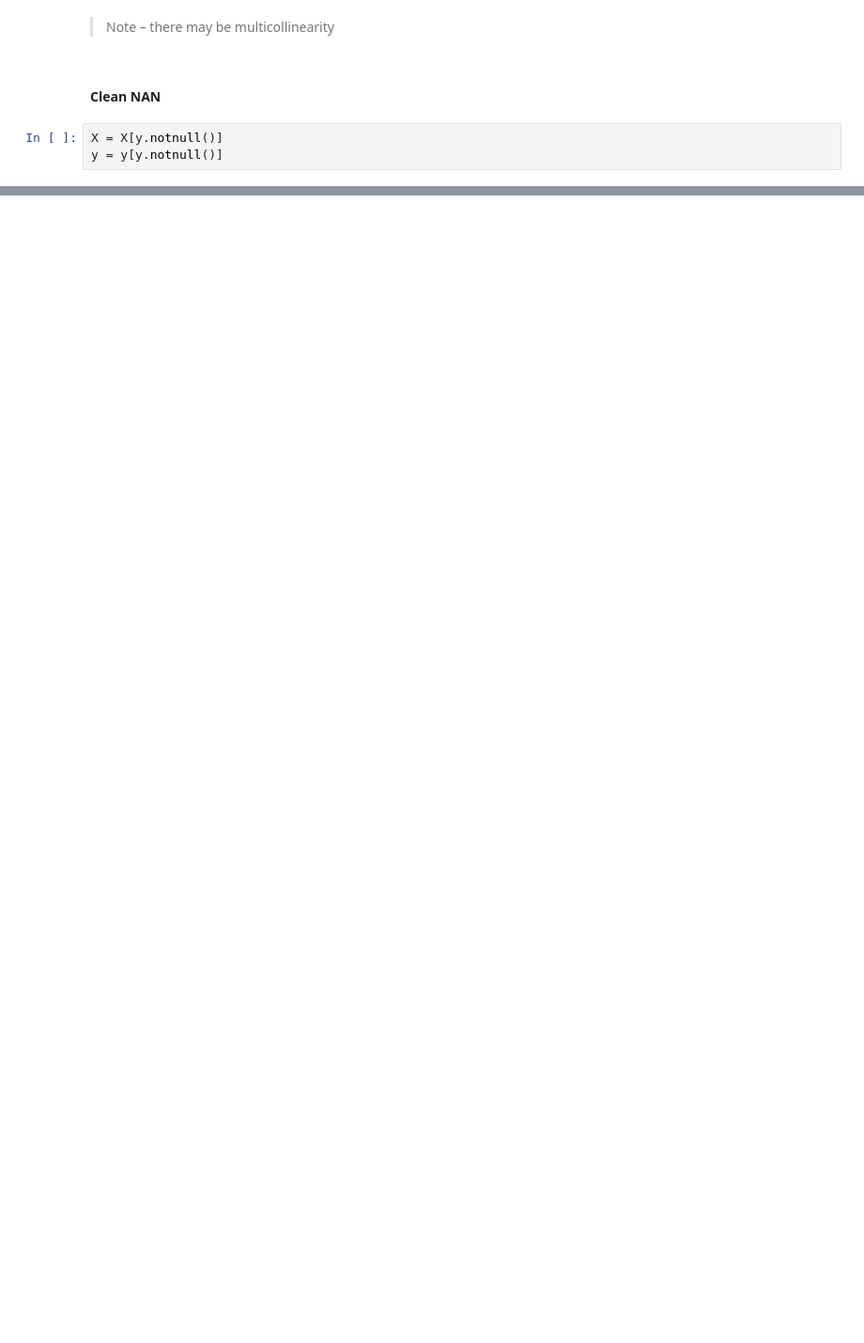
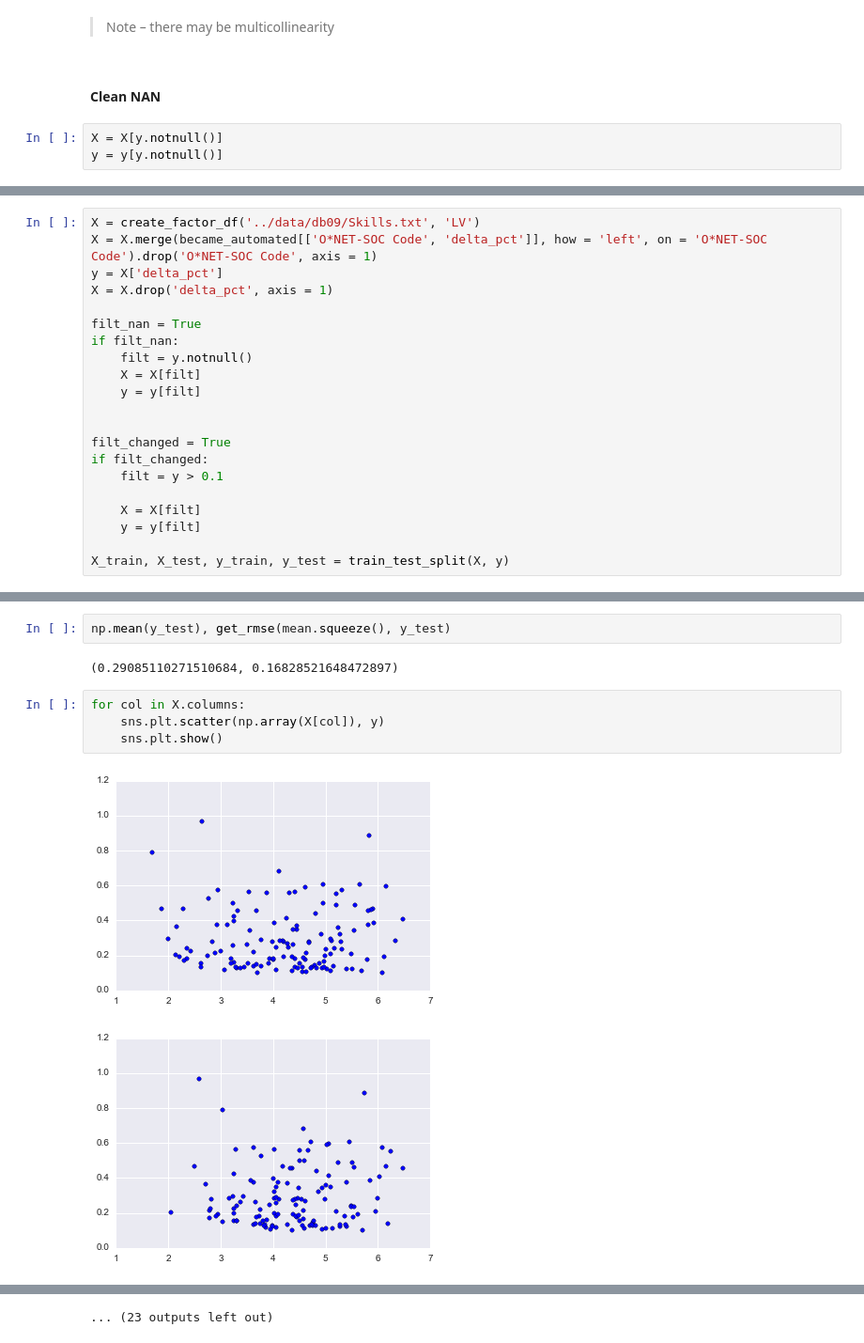
Before and after one commit to c0ns0le/future-employment, a Jupyter notebook: code/EDA.ipynb, the cells around one changed output, grey strips where cells are left out. Shown: that part at 94% size. Cells and saved outputs as stored; diff of their text form; blank space fills up the shorter version.

```diff
--- a/code/EDA.ipynb
+++ b/code/EDA.ipynb
@@ -340,0 +304,21 @@ sorted(zip(X.columns, map(lambda x: round(x, 3), rf.feature_importances_)), key=
+# %%
+X = create_factor_df('../data/db09/Skills.txt', 'LV')
+X = X.merge(became_automated[['O*NET-SOC Code', 'delta_pct']], how = 'left', on = 'O*NET-SOC Code').drop('O*NET-SOC Code', axis = 1)
+y = X['delta_pct']
+X = X.drop('delta_pct', axis = 1)
+
+filt_nan = True
+if filt_nan:
+    filt = y.notnull()
+    X = X[filt]
+    y = y[filt]
+
+
+filt_changed = True
+if filt_changed:
+    filt = y > 0.1
+
+    X = X[filt]
+    y = y[filt]
+
+X_train, X_test, y_train, y_test = train_test_split(X, y)
@@ -340,0 +427,11 @@ sorted(zip(X.columns, map(lambda x: round(x, 3), rf.feature_importances_)), key=
+# %%
+np.mean(y_test), get_rmse(mean.squeeze(), y_test)
+# %% [output]
+(0.29085110271510684, 0.16828521648472897)
+# %%
+for col in X.columns:
+    sns.plt.scatter(np.array(X[col]), y)
+    sns.plt.show()
+# %% [output]
+[figure, added]
+[figure, added]
@@ -340,0 +448 @@ sorted(zip(X.columns, map(lambda x: round(x, 3), rf.feature_importances_)), key=
+... (23 outputs left out)
```
Also changed, not shown: parts of 53 cells of this notebook, 17 other files.
